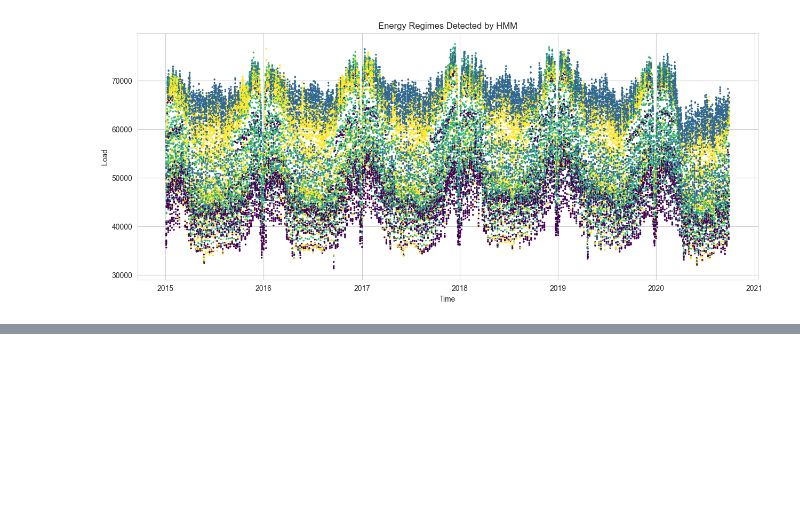
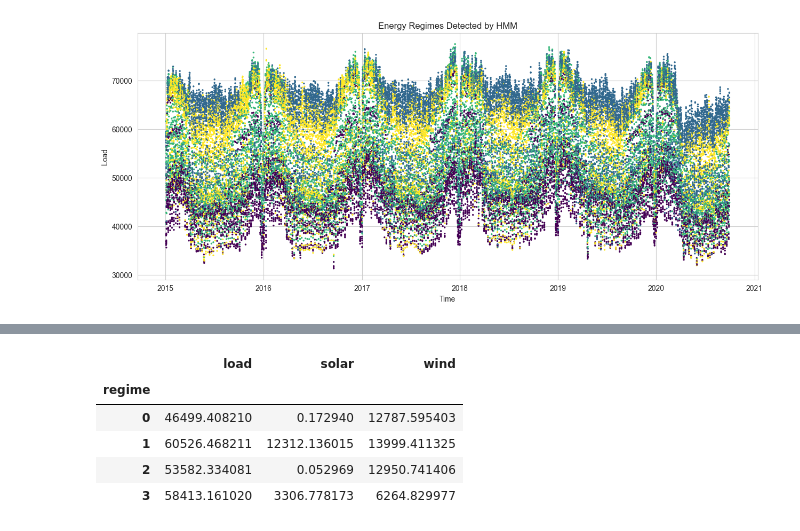
Before and after one commit to tanyabhatnagar/energy-regime-similarity-search, a Jupyter notebook: notebook/ojt.ipynb, the cells around one changed output, grey strips where cells are left out. Saved outputs shown, nothing was run; the diff lists cells and outputs as text; code cells hidden in the pictures; blank space fills up the shorter version.

```diff
--- a/notebook/ojt.ipynb
+++ b/notebook/ojt.ipynb
@@ -342,0 +352,9 @@ plt.show()
+# %%
+df_regimes.groupby("regime")[["load","solar","wind"]].mean()
+# %% [output]
+|  | load | solar | wind |
+| regime |  |  |  |
+| 0 | 46499.408210 | 0.172940 | 12787.595403 |
+| 1 | 60526.468211 | 12312.136015 | 13999.411325 |
+| 2 | 53582.334081 | 0.052969 | 12950.741406 |
+| 3 | 58413.161020 | 3306.778173 | 6264.829977 |
```
Also changed, not shown: parts of 8 cells of this notebook, 30 other files.
